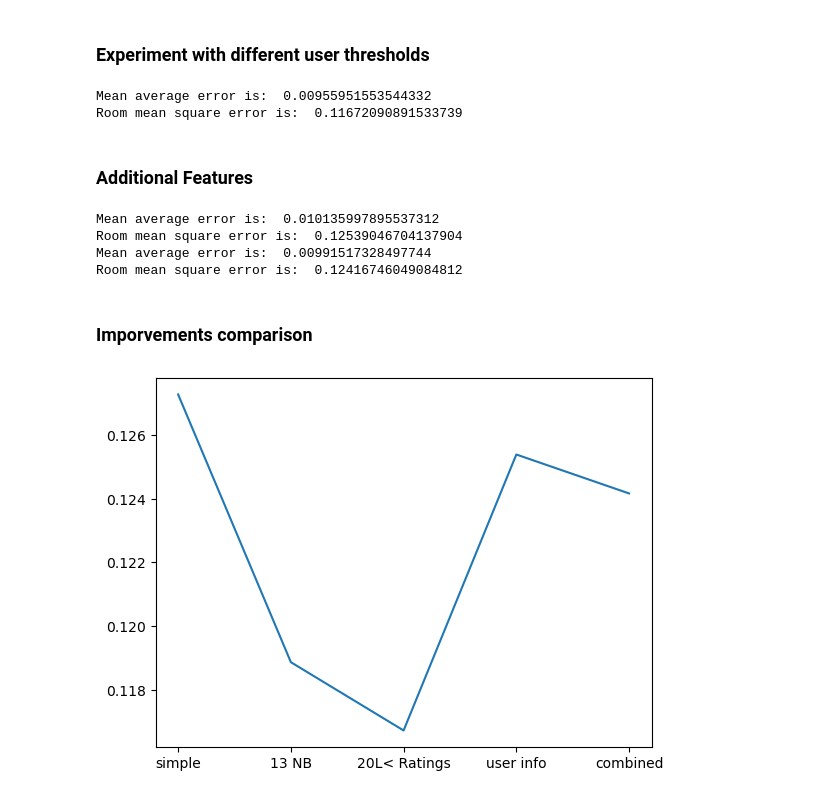
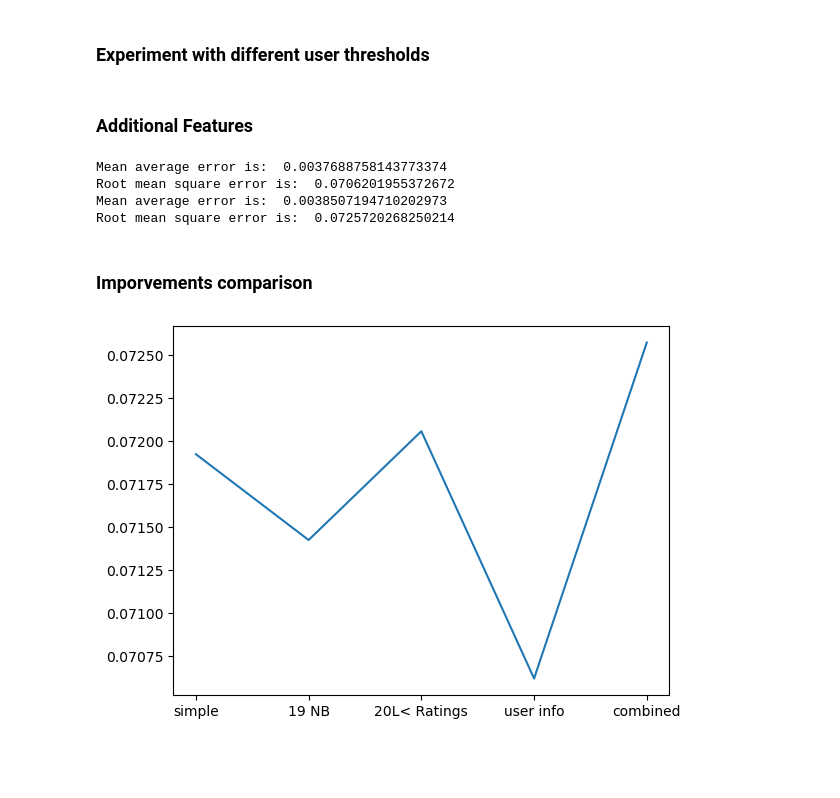
Before and after one commit to NikosKontou/6001-Project, a Jupyter notebook: project.ipynb, the cells around one changed output. Saved outputs shown, nothing was run; the diff lists cells and outputs as text; code cells hidden in the pictures; blank space fills up the shorter version.

```diff
--- a/project.ipynb
+++ b/project.ipynb
@@ -436,7 +462,7 @@ def createSimilarityMatrix(df, userInformation = False, userRatingThreshold = 1)
 ## 3.Generate the top-5 recommendations per user
 # %%
 # for performance reason we will use a fraction of the data
-perfFrac = 0.2
+perfFrac = 1
 
 similarity_matrix = createSimilarityMatrix(removedOutliers.sample(frac= perfFrac,random_state=200, axis= 0))
 # %%
@@ -555,42 +563,39 @@ plt.show()
 # %%
 similarity_matrix_with_threshold = createSimilarityMatrix(removedOutliers.sample(frac= perfFrac,random_state=200, axis= 0), userInformation = False, userRatingThreshold= 20)
 #we use the new optimised neighbhor count
-improvedPredictionData= getPredictionData(similarity_matrix_with_threshold, removedOutliers, 13)
+improvedPredictionData= getPredictionData(similarity_matrix_with_threshold, removedOutliers, 19)
 # %%
 maeRecs3= MAEQ3(removedOutliers.sample(frac= perfFrac, random_state=200, axis= 0), improvedPredictionData,hiddenData)
 print('Mean average error is: ', maeRecs3)
 rmseRecs3= RMSEQ3(removedOutliers.sample(frac= perfFrac, random_state=200, axis= 0), improvedPredictionData,hiddenData)
-print('Room mean square error is: ', rmseRecs3)
+print('Root mean square error is: ', rmseRecs3)
-# %% [output]
-Mean average error is:  0.00955951553544332
-Room mean square error is:  0.11672090891533739
 # %% [markdown]
 ### Additional Features
 # %%
 similarity_matrix_with_users = createSimilarityMatrix(removedOutliers.sample(frac= perfFrac, random_state=200, axis= 0), userInformation = True)
 similarity_matrix_with_users_and_threshold = createSimilarityMatrix(removedOutliers.sample(frac= perfFrac, random_state=200, axis= 0), userInformation = True, userRatingThreshold= 20)
-resultWithUsers = getPredictionData(similarity_matrix_with_users, removedOutliers, 13)
-resultWithAllInfo = getPredictionData(similarity_matrix_with_users_and_threshold, removedOutliers, 13)
+resultWithUsers = getPredictionData(similarity_matrix_with_users, removedOutliers, 19)
+resultWithAllInfo = getPredictionData(similarity_matrix_with_users_and_threshold, removedOutliers, 19)
 # %%
 maeRecs4= MAEQ3(removedOutliers.sample(frac= perfFrac, random_state=200, axis= 0), resultWithUsers, hiddenData)
 print('Mean average error is: ', maeRecs4)
 rmseRecs4= RMSEQ3(removedOutliers.sample(frac= perfFrac, random_state=200, axis= 0), resultWithUsers, hiddenData)
-print('Room mean square error is: ', rmseRecs4)
+print('Root mean square error is: ', rmseRecs4)
 
 maeRecs5= MAEQ3(removedOutliers.sample(frac= perfFrac, random_state=200, axis= 0), resultWithAllInfo, hiddenData)
 print('Mean average error is: ', maeRecs5)
 rmseRecs5= RMSEQ3(removedOutliers.sample(frac= perfFrac, random_state=200, axis= 0), resultWithAllInfo, hiddenData)
-print('Room mean square error is: ', rmseRecs5)
+print('Root mean square error is: ', rmseRecs5)
 # %% [output]
-Mean average error is:  0.010135997895537312
-Room mean square error is:  0.12539046704137904
-Mean average error is:  0.00991517328497744
-Room mean square error is:  0.12416746049084812
+Mean average error is:  0.0037688758143773374
+Root mean square error is:  0.0706201955372672
+Mean average error is:  0.0038507194710202973
+Root mean square error is:  0.0725720268250214
 # %% [markdown]
 ### Imporvements comparison
 # %%
 comparisonData = [rmseRecs2, resultsDf.iloc[6].rmse, rmseRecs3, rmseRecs4, rmseRecs5]
-plt.plot(['simple', '13 NB', '20L< Ratings', 'user info', 'combined'], comparisonData)
+plt.plot(['simple', '19 NB', '20L< Ratings', 'user info', 'combined'], comparisonData)
 plt.show()
 # %% [output]
-[figure, old version]
+[figure, new version]
```
Also changed, not shown: parts of 6 cells of this notebook.
